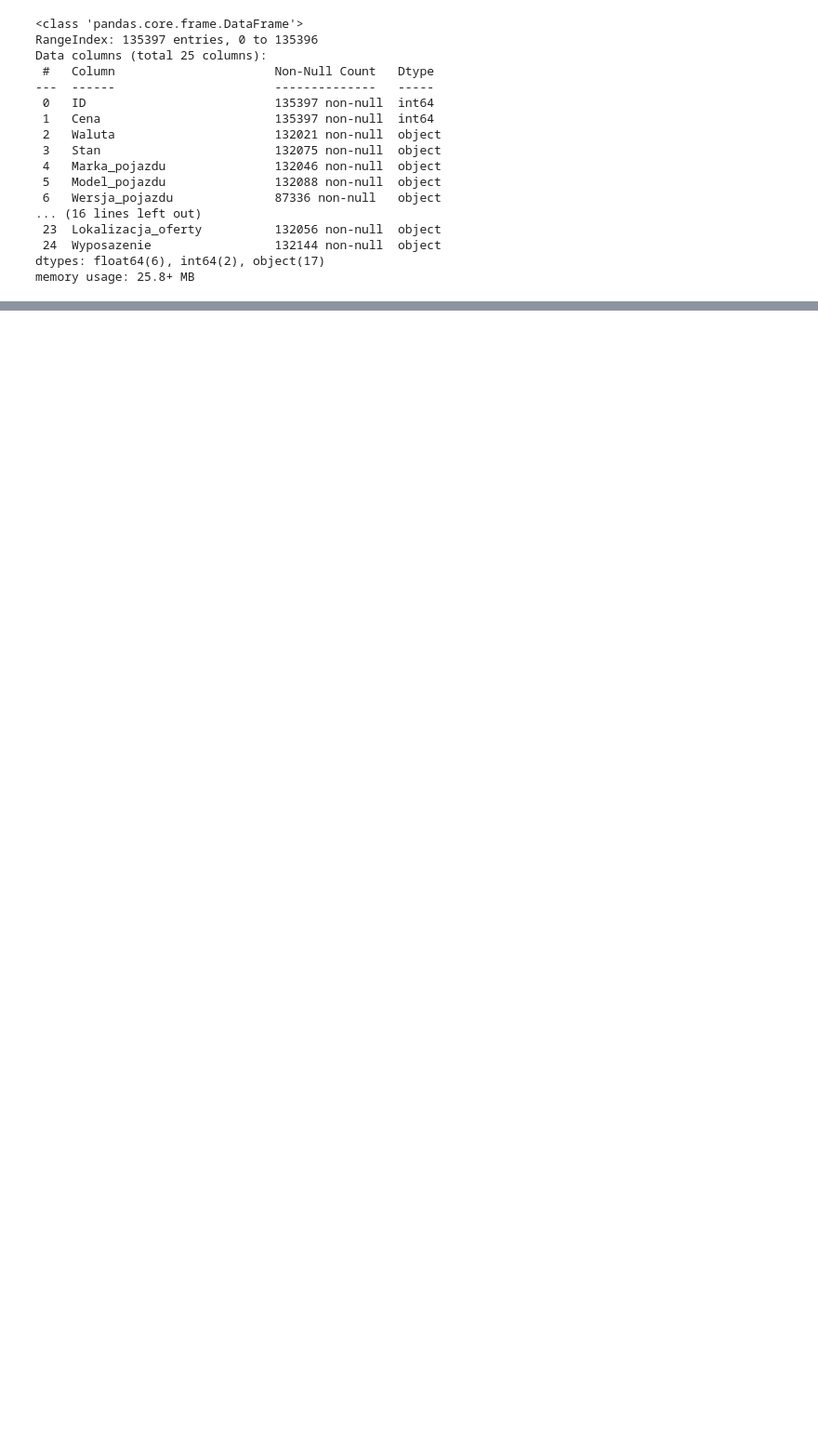
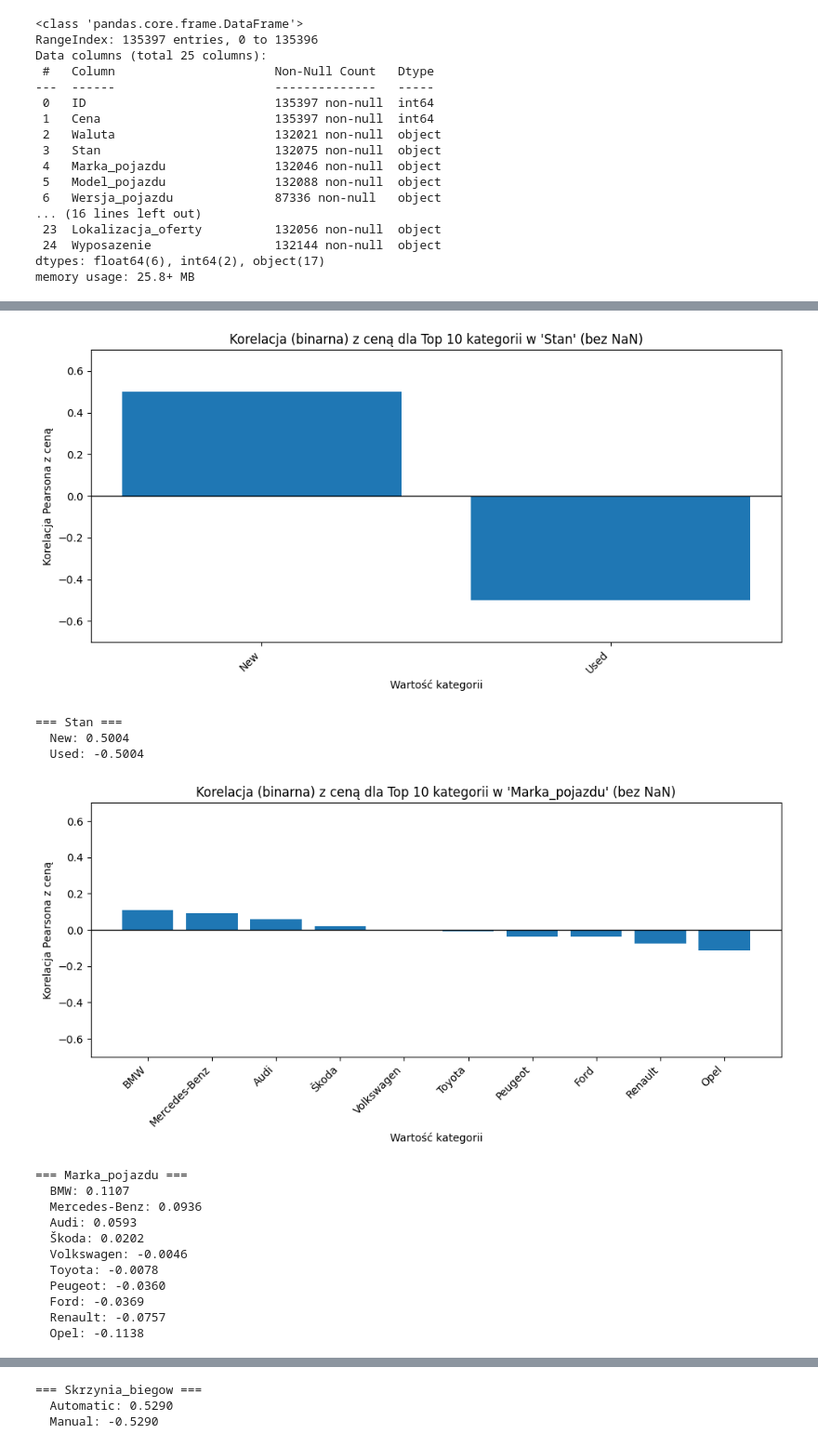
Before and after one commit to urszkam/ds-recruitment-challenge, a Jupyter notebook: notebooks/eda.ipynb, the cells around one changed output, grey strips where cells are left out. Shown at 93% size. Saved outputs shown, nothing was run; the diff lists cells and outputs as text; code cells hidden in the pictures; blank space fills up the shorter version.

```diff
--- a/notebooks/eda.ipynb
+++ b/notebooks/eda.ipynb
@@ -186,4 +220,58 @@ plt.show()
 # %%
-df = df.dropna(subset=['Rok_produkcji'])
-df = df.drop(columns=['Przebieg_km'])
-df = df[~(df['Pojemnosc_cm3'].isnull() & df['Moc_KM'].isnull())]
+cat_cols = [
+    'Stan', 'Marka_pojazdu', 'Model_pojazdu',
+    'Rodzaj_paliwa', 'Naped', 'Skrzynia_biegow', 'Typ_nadwozia', 'Liczba_drzwi',
+    'Kolor', 'Kraj_pochodzenia',
+]
+
+for col in cat_cols:
+    if col not in df.columns:
+        continue
+
+    df_notnull = df[df[col].notnull()]
+    top_10_vals = df_notnull[col].value_counts(dropna=False).head(10).index
+
+    corrs = []
+    for cat_val in top_10_vals:
+        dummy_series = (df_notnull[col] == cat_val).astype(int)
+
+        corr_val = df_notnull['Cena'].corr(dummy_series)
+        corrs.append((cat_val, corr_val))
+
+    corrs_sorted = sorted(corrs, key=lambda x: x[1], reverse=True)
+    cat_labels, cat_corrs = zip(*corrs_sorted)
+    cat_labels_str = [str(lbl) for lbl in cat_labels]
+
+    plt.figure(figsize=(10, 5))
+    x_pos = np.arange(len(cat_labels_str))
+    plt.bar(x_pos, cat_corrs)
+
+    plt.xticks(x_pos, cat_labels_str, rotation=45, ha='right')
+    plt.ylim(-0.7, 0.7)
+    plt.axhline(y=0, color='black', linewidth=1)
+    plt.title(f"Korelacja (binarna) z ceną dla Top 10 kategorii w '{col}' (bez NaN)")
+    plt.xlabel("Wartość kategorii")
+    plt.ylabel("Korelacja Pearsona z ceną")
+    plt.tight_layout()
+    plt.show()
+
+    print(f"\n=== {col} ===")
+    for label, val in corrs_sorted:
+        print(f"  {label}: {val:.4f}")
+# %% [output]
+[figure, added]
+=== Stan ===
+  New: 0.5004
+  Used: -0.5004
+[figure, added]
+=== Marka_pojazdu ===
+  BMW: 0.1107
+  Mercedes-Benz: 0.0936
+  Audi: 0.0593
+  Škoda: 0.0202
+  Volkswagen: -0.0046
+  Toyota: -0.0078
+  Peugeot: -0.0360
+  Ford: -0.0369
+  Renault: -0.0757
+  Opel: -0.1138
@@ -189,0 +307,3 @@ df = df[~(df['Pojemnosc_cm3'].isnull() & df['Moc_KM'].isnull())]
+=== Skrzynia_biegow ===
+  Automatic: 0.5290
+  Manual: -0.5290
```
Also changed, not shown: parts of 39 cells of this notebook.
